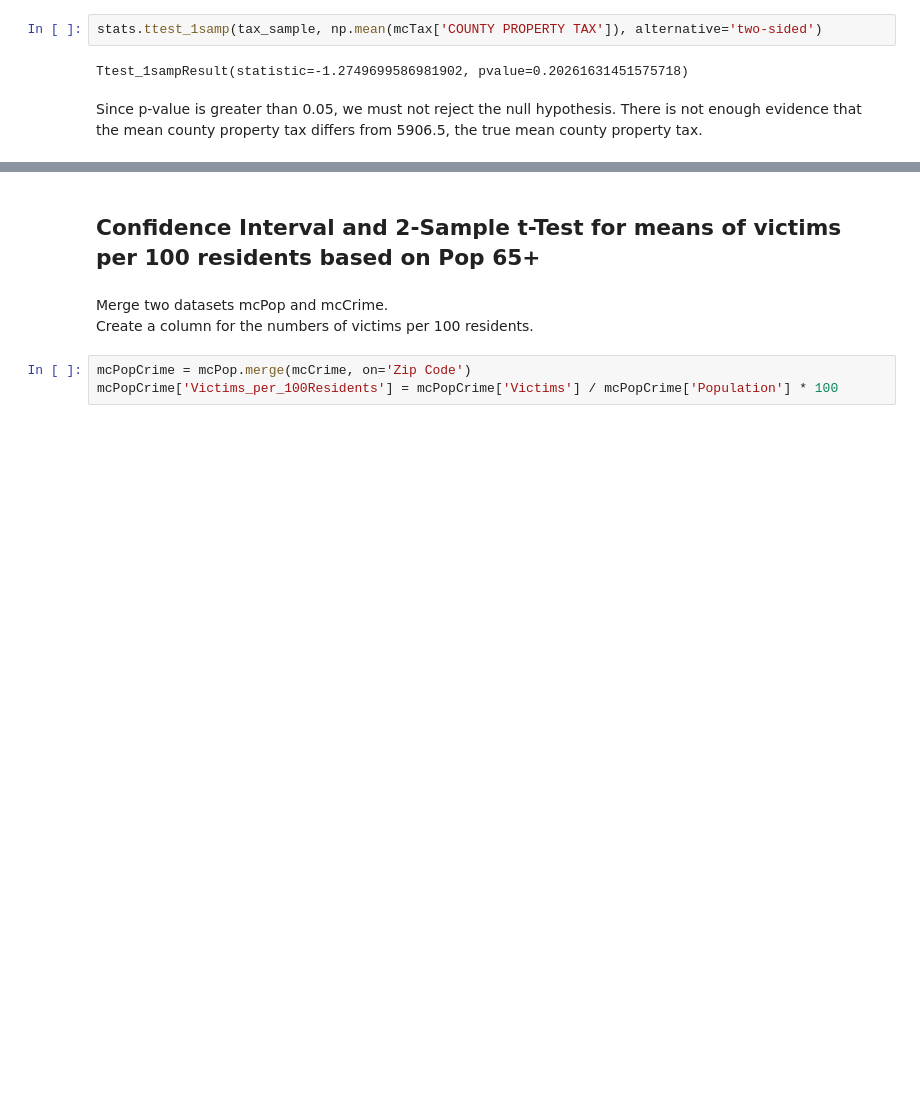
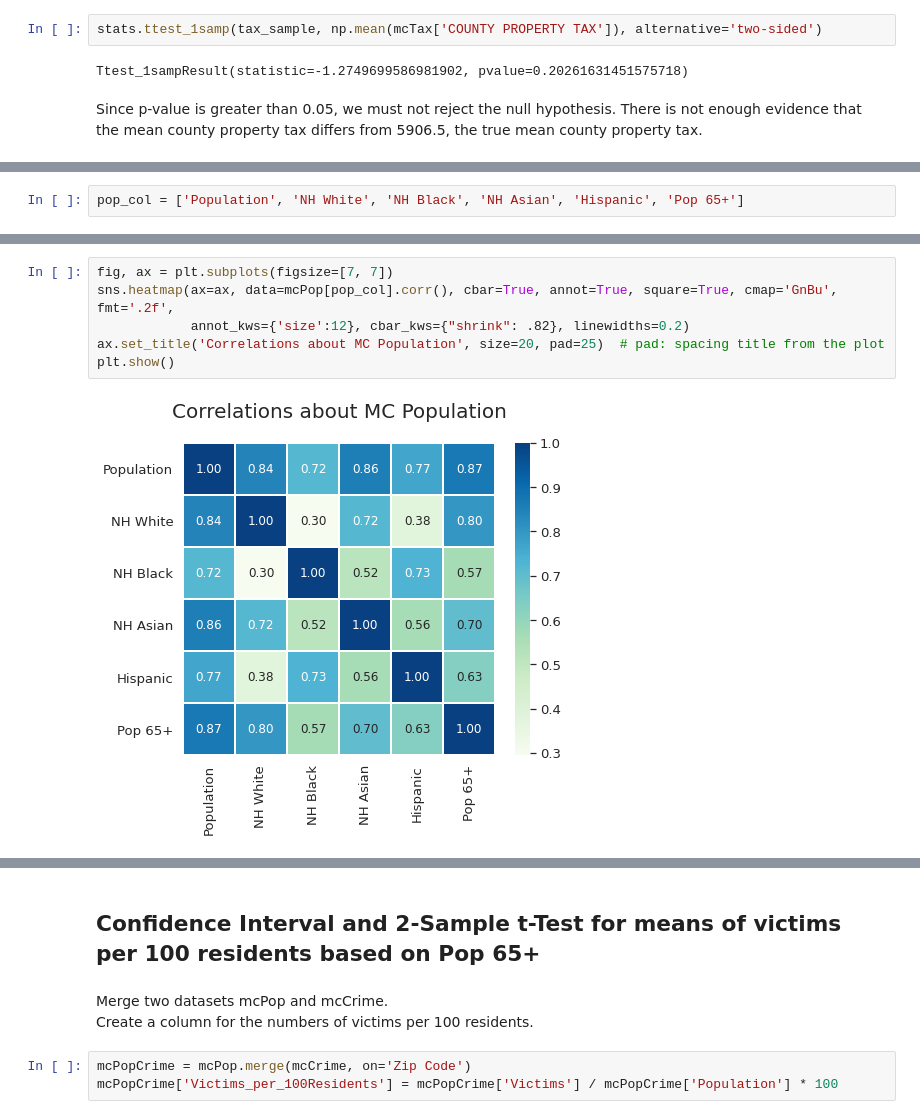
Before and after one commit to dspark0419/DATA-205, a Jupyter notebook: Project_Stat.ipynb, the cells around one changed output, grey strips where cells are left out. Cells and saved outputs as stored; diff of their text form; blank space fills up the shorter version.

```diff
--- a/Project_Stat.ipynb
+++ b/Project_Stat.ipynb
@@ -155,0 +164,2 @@ Since p-value is greater than 0.05, we must not reject the null hypothesis. Ther
+# %%
+pop_col = ['Population', 'NH White', 'NH Black', 'NH Asian', 'Hispanic', 'Pop 65+']
@@ -155,0 +176,8 @@ Since p-value is greater than 0.05, we must not reject the null hypothesis. Ther
+# %%
+fig, ax = plt.subplots(figsize=[7, 7])
+sns.heatmap(ax=ax, data=mcPop[pop_col].corr(), cbar=True, annot=True, square=True, cmap='GnBu', fmt='.2f',
+            annot_kws={'size':12}, cbar_kws={"shrink": .82}, linewidths=0.2)
+ax.set_title('Correlations about MC Population', size=20, pad=25)  # pad: spacing title from the plot
+plt.show()
+# %% [output]
+[figure, added]
```
Also changed, not shown: parts of 17 cells of this notebook.
